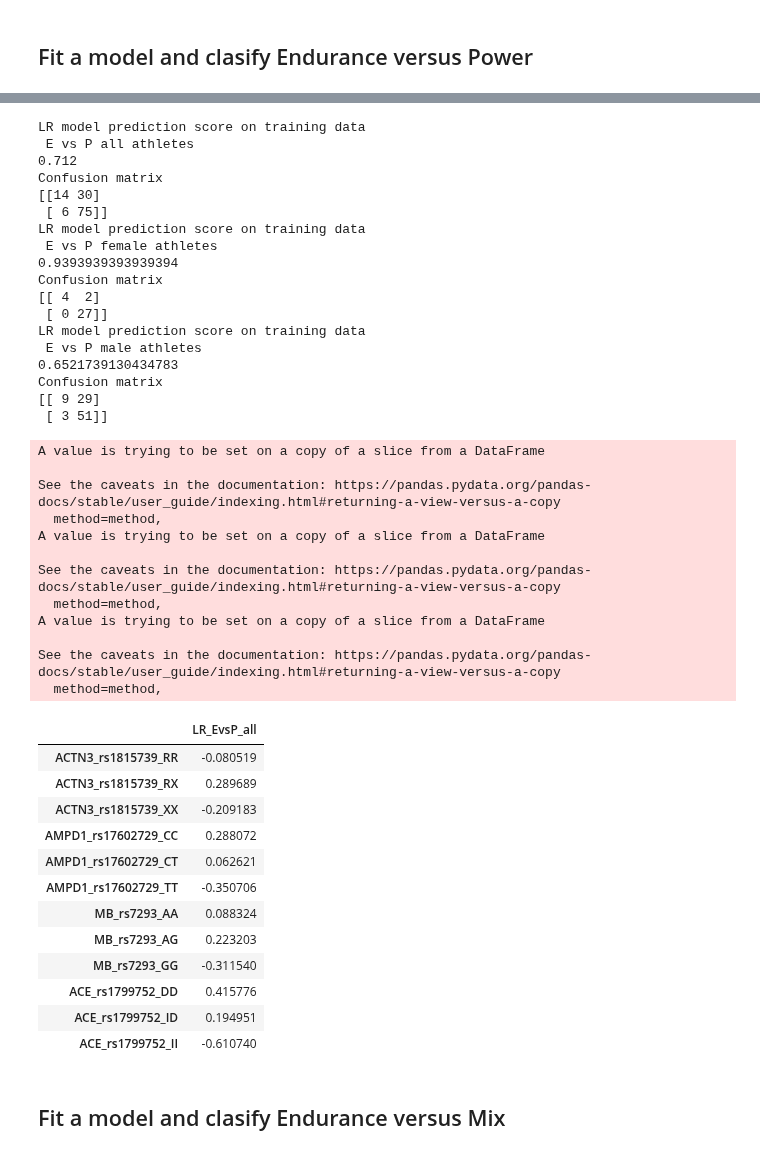
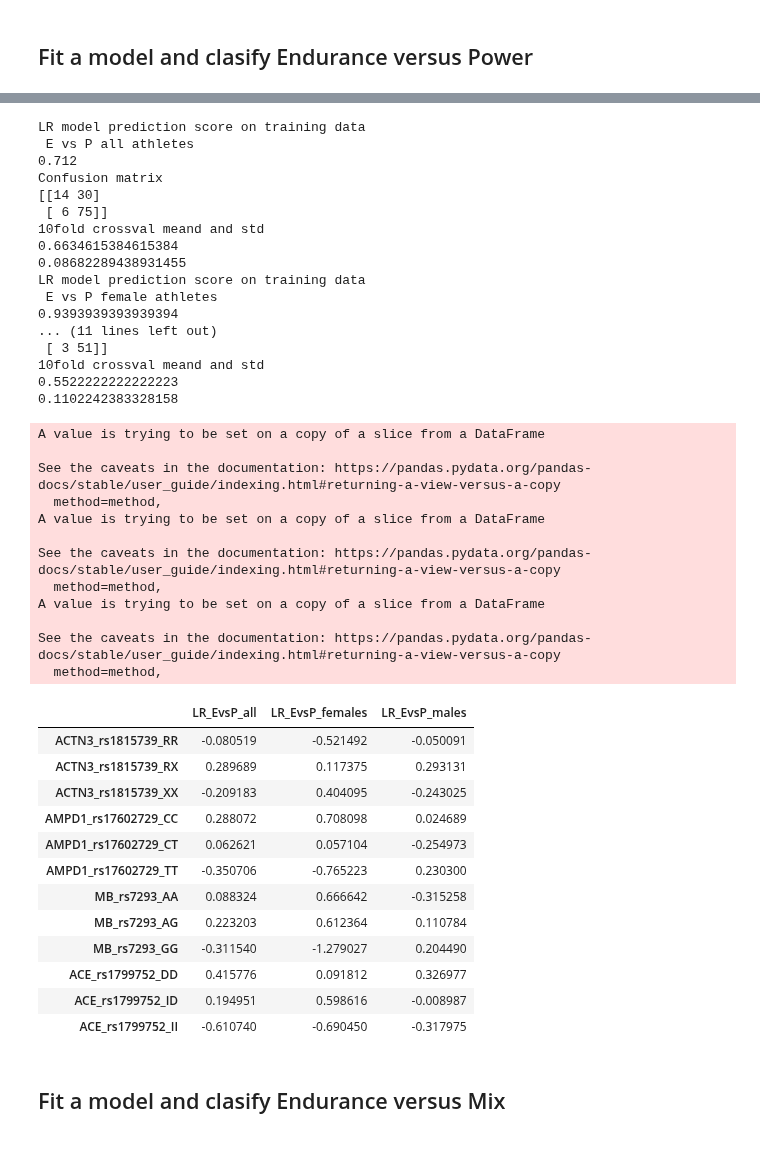
Before and after one commit to erinijapranckeviciene/ppolygenic, a Jupyter notebook: ppolygenic_working_draft.ipynb, the cells around one changed output, grey strips where cells are left out. Cells and saved outputs as stored; diff of their text form; code cells hidden in the pictures.

```diff
--- a/ppolygenic_working_draft.ipynb
+++ b/ppolygenic_working_draft.ipynb
@@ -448,7 +421,7 @@ KeyError: ignored
 # %%
 import pandas as pd
 
-from sklearn.linear_model import LogisticRegression
+from sklearn.linear_model import LogisticRegression,LogisticRegressionCV
 from sklearn.metrics import confusion_matrix
 
 T=logreg_data(athletes=lt_athletes_data,gender='B',noclass='mix',class1='endurance',class2='power')
@@ -463,6 +436,10 @@ print(" E vs P all athletes")
 print(clf.score(X_train, y_train))
 print("Confusion matrix")
 print(confusion_matrix(y_train, y_pred))
+clfcv =  LogisticRegressionCV(cv=10, Cs=[1.0], random_state=0).fit(X_train, y_train)
+print("10fold crossval meand and std")
+print(np.mean(clfcv.scores_[1]) )
+print(np.std(clfcv.scores_[1]) )
 
 # This computation of significance is not good
 #model = LogisticRegression(C=1e30).fit(X_train, y_train)
@@ -477,6 +454,7 @@ T=logreg_data(athletes=lt_athletes_data,gender='F',noclass='mix',class1='enduran
 X_train=T[0]
 y_train=T[1]
 
+
 clf = LogisticRegression(random_state=0, C=1).fit(X_train, y_train)
 y_pred=clf.predict(X_train)
 
@@ -485,8 +463,12 @@ print(" E vs P female athletes")
 print(clf.score(X_train, y_train))
 print("Confusion matrix")
 print(confusion_matrix(y_train, y_pred))
+clfcv =  LogisticRegressionCV(cv=10, Cs=[1.0], random_state=0).fit(X_train, y_train)
+print("10fold crossval meand and std")
+print(np.mean(clfcv.scores_[1]) )
+print(np.std(clfcv.scores_[1]) )
 
-#dfdrez['LR_EvsP_females']=clf.coef_[0]
+dfdrez['LR_EvsP_females']=clf.coef_[0]
 
 T=logreg_data(athletes=lt_athletes_data,gender='M',noclass='mix',class1='endurance',class2='power')
 X_train=T[0]
@@ -499,55 +481,59 @@ print("LR model prediction score on training data")
 print(" E vs P male athletes")
 print(clf.score(X_train, y_train))
 print("Confusion matrix")
 print(confusion_matrix(y_train, y_pred))
 
-#dfdrez['LR_EvsP_males']=clf.coef_[0]
+clfcv =  LogisticRegressionCV(cv=10, Cs=[1.0], random_state=0).fit(X_train, y_train)
+print("10fold crossval meand and std")
+print(np.mean(clfcv.scores_[1]) )
+print(np.std(clfcv.scores_[1]) )
+
+dfdrez['LR_EvsP_males']=clf.coef_[0]
 
 dfdrez
 # %% [output]
 LR model prediction score on training data
  E vs P all athletes
 0.712
 Confusion matrix
 [[14 30]
  [ 6 75]]
+10fold crossval meand and std
+0.6634615384615384
+0.08682289438931455
 LR model prediction score on training data
  E vs P female athletes
 0.9393939393939394
-Confusion matrix
-[[ 4  2]
- [ 0 27]]
-LR model prediction score on training data
- E vs P male athletes
-0.6521739130434783
-Confusion matrix
-[[ 9 29]
+... (11 lines left out)
  [ 3 51]]
+10fold crossval meand and std
+0.5522222222222223
+0.1102242383328158
 A value is trying to be set on a copy of a slice from a DataFrame
 
 See the caveats in the documentation: https://pandas.pydata.org/pandas-docs/stable/user_guide/indexing.html#returning-a-view-versus-a-copy
   method=method,
 A value is trying to be set on a copy of a slice from a DataFrame
 
 See the caveats in the documentation: https://pandas.pydata.org/pandas-docs/stable/user_guide/indexing.html#returning-a-view-versus-a-copy
   method=method,
 A value is trying to be set on a copy of a slice from a DataFrame
 
 See the caveats in the documentation: https://pandas.pydata.org/pandas-docs/stable/user_guide/indexing.html#returning-a-view-versus-a-copy
   method=method,
-|  | LR_EvsP_all |
-| ACTN3_rs1815739_RR | -0.080519 |
-| ACTN3_rs1815739_RX | 0.289689 |
-| ACTN3_rs1815739_XX | -0.209183 |
-| AMPD1_rs17602729_CC | 0.288072 |
-| AMPD1_rs17602729_CT | 0.062621 |
-| AMPD1_rs17602729_TT | -0.350706 |
-| MB_rs7293_AA | 0.088324 |
-| MB_rs7293_AG | 0.223203 |
-| MB_rs7293_GG | -0.311540 |
-| ACE_rs1799752_DD | 0.415776 |
-| ACE_rs1799752_ID | 0.194951 |
-| ACE_rs1799752_II | -0.610740 |
+|  | LR_EvsP_all | LR_EvsP_females | LR_EvsP_males |
+| ACTN3_rs1815739_RR | -0.080519 | -0.521492 | -0.050091 |
+| ACTN3_rs1815739_RX | 0.289689 | 0.117375 | 0.293131 |
+| ACTN3_rs1815739_XX | -0.209183 | 0.404095 | -0.243025 |
+| AMPD1_rs17602729_CC | 0.288072 | 0.708098 | 0.024689 |
+| AMPD1_rs17602729_CT | 0.062621 | 0.057104 | -0.254973 |
+| AMPD1_rs17602729_TT | -0.350706 | -0.765223 | 0.230300 |
+| MB_rs7293_AA | 0.088324 | 0.666642 | -0.315258 |
+| MB_rs7293_AG | 0.223203 | 0.612364 | 0.110784 |
+| MB_rs7293_GG | -0.311540 | -1.279027 | 0.204490 |
+| ACE_rs1799752_DD | 0.415776 | 0.091812 | 0.326977 |
+| ACE_rs1799752_ID | 0.194951 | 0.598616 | -0.008987 |
+| ACE_rs1799752_II | -0.610740 | -0.690450 | -0.317975 |
 # %% [markdown]
 ## Fit a model and clasify Endurance versus Mix
 # %%
```
Also changed, not shown: parts of 4 cells of this notebook.
